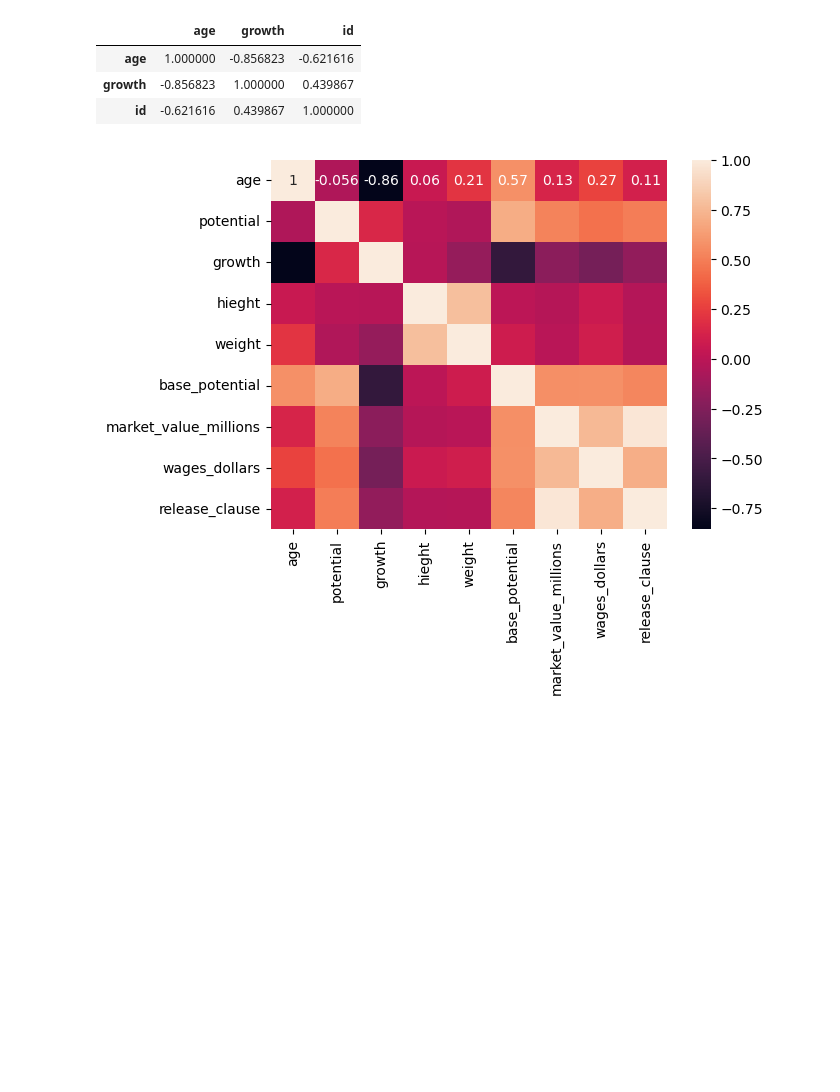
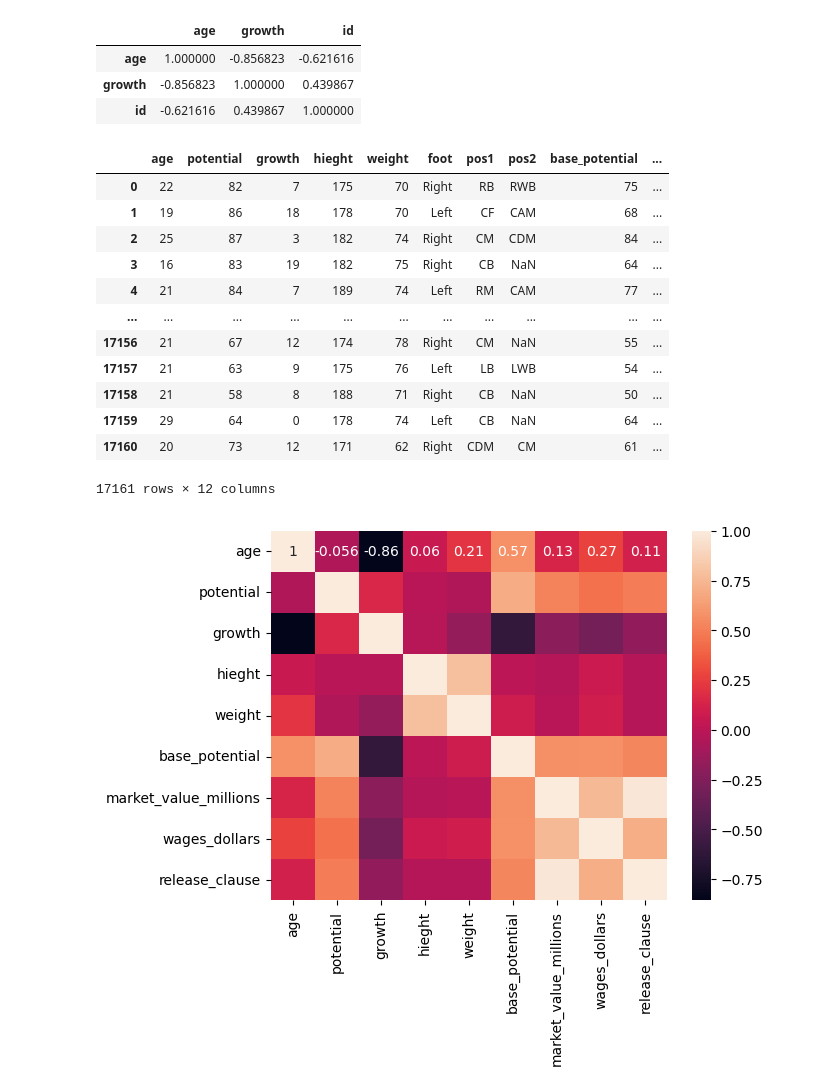
Before and after one commit to priom14/sofifa-prediction-ml, a Jupyter notebook: notebook/EDA.ipynb, the cells around one changed output. Drawn from its saved outputs; the diff is of its cells as text; code cells hidden in the pictures; blank space fills up the shorter version.

```diff
--- a/notebook/EDA.ipynb
+++ b/notebook/EDA.ipynb
@@ -96,6 +96,22 @@ df['release_clause'] = df['rc'].apply(convert_to_millions)
 columns = ['_id','name','base','id','mValue','wage','rc','position']
 # %%
 df = df.drop(columns=columns)
+# %%
+df
+# %% [output]
+|  | age | potential | growth | hieght | weight | foot | pos1 | pos2 | base_potential | ... |
+| 0 | 22 | 82 | 7 | 175 | 70 | Right | RB | RWB | 75 | ... |
+| 1 | 19 | 86 | 18 | 178 | 70 | Left | CF | CAM | 68 | ... |
+| 2 | 25 | 87 | 3 | 182 | 74 | Right | CM | CDM | 84 | ... |
+| 3 | 16 | 83 | 19 | 182 | 75 | Right | CB | NaN | 64 | ... |
+| 4 | 21 | 84 | 7 | 189 | 74 | Left | RM | CAM | 77 | ... |
+| ... | ... | ... | ... | ... | ... | ... | ... | ... | ... | ... |
+| 17156 | 21 | 67 | 12 | 174 | 78 | Right | CM | NaN | 55 | ... |
+| 17157 | 21 | 63 | 9 | 175 | 76 | Left | LB | LWB | 54 | ... |
+| 17158 | 21 | 58 | 8 | 188 | 71 | Right | CB | NaN | 50 | ... |
+| 17159 | 29 | 64 | 0 | 178 | 74 | Left | CB | NaN | 64 | ... |
+| 17160 | 20 | 73 | 12 | 171 | 62 | Right | CDM | CM | 61 | ... |
+17161 rows × 12 columns
 # %%
 corr_mt = df.corr(numeric_only=True)
 
```
Also changed, not shown: 8 other files.
